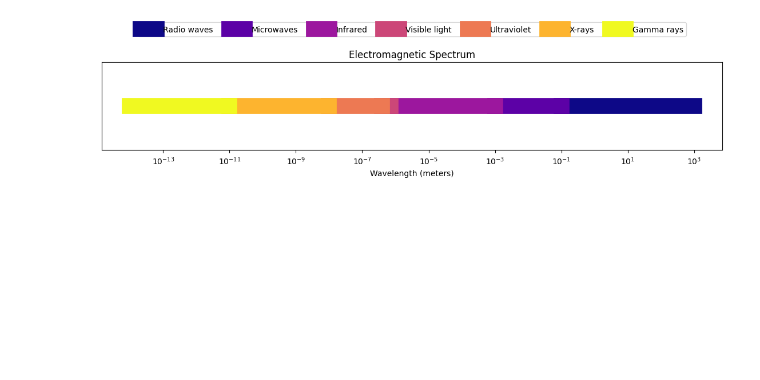
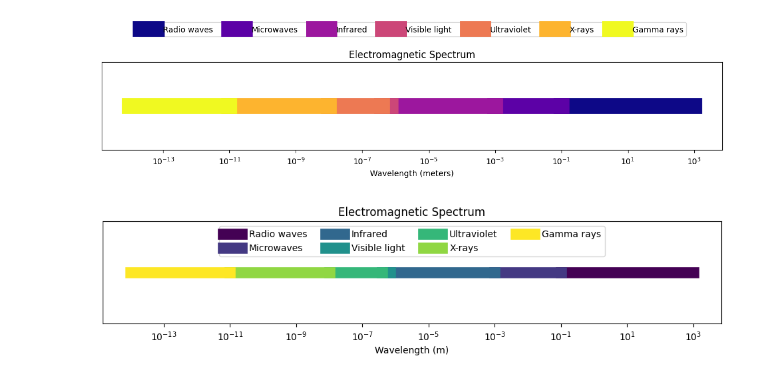
Before and after one commit to kyull-it/Image-Tools, a Jupyter notebook: EM_Spectrum.ipynb, the cells around one changed output. Saved outputs shown, nothing was run; the diff lists cells and outputs as text; code cells hidden in the pictures; blank space fills up the shorter version.

Commit message:
add another visualization code

```diff
--- a/EM_Spectrum.ipynb
+++ b/EM_Spectrum.ipynb
@@ -31,3 +43,21 @@ ax.set_title('Electromagnetic Spectrum')
 plt.show()
 # %% [output]
 [figure]
+# %%
+# 스펙트럼 이미지 다른 색상으로 생성
+
+fig, ax = plt.subplots(figsize=(12, 2))
+colors = plt.cm.viridis(np.linspace(0, 1, len(spectrum_ranges)))
+
+for i, (name, (start, end)) in enumerate(spectrum_ranges.items()):
+    ax.plot([start, end], [1, 1], linewidth=12, color=colors[i], label=name)
+
+ax.set_xscale('log')
+ax.set_yticks([])
+ax.set_xlabel('Wavelength (m)')
+ax.legend(loc='upper center', ncol=4)
+ax.set_title('Electromagnetic Spectrum')
+
+plt.show()
+# %% [output]
+[figure, added]
```
Also changed, not shown: parts of 1 cell of this notebook.
